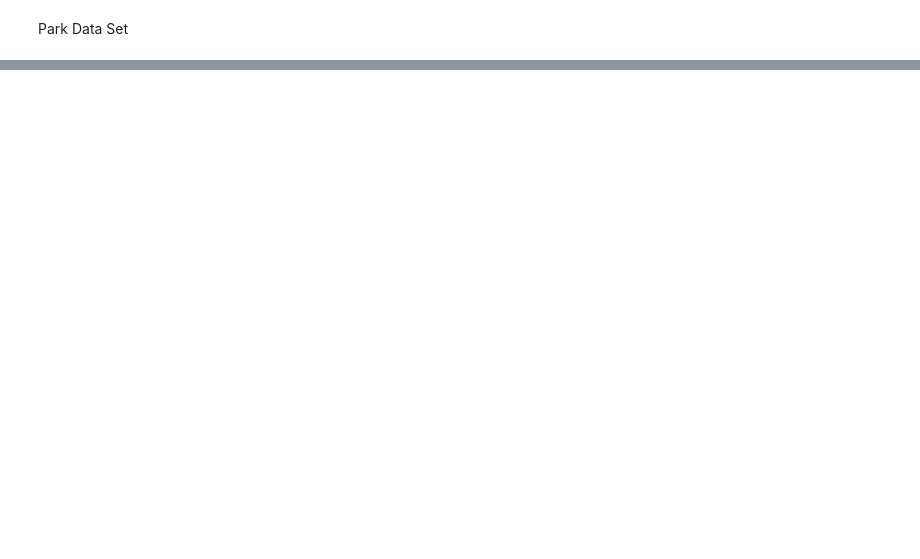
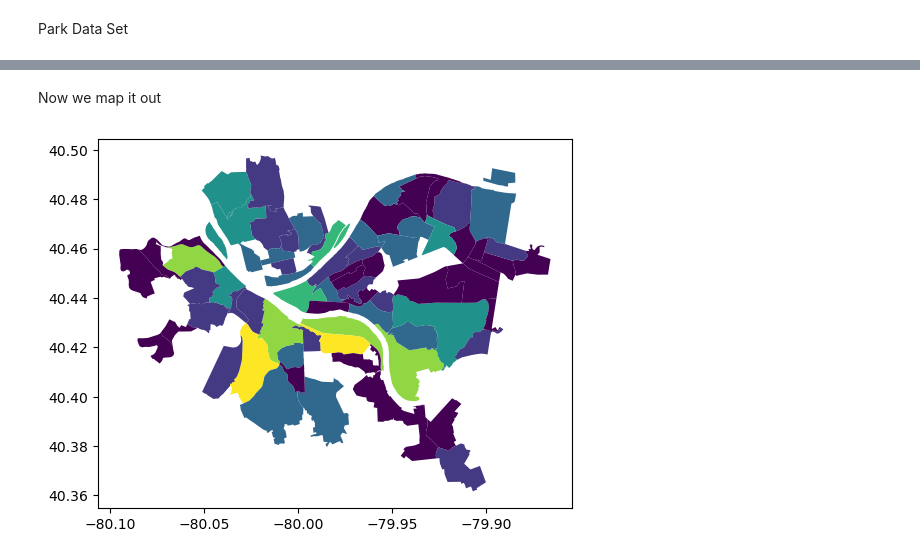
Before and after one commit to jkruse7/bidshappyfinal, a Jupyter notebook: Parks.ipynb, the cells around one changed output, grey strips where cells are left out. Cells and saved outputs as stored; diff of their text form; code cells hidden in the pictures; blank space fills up the shorter version.

```diff
--- a/Parks.ipynb
+++ b/Parks.ipynb
@@ -9,5 +11,18 @@ import matplotlib.pyplot as plt
 # %%
+#read parks
 parks = pd.read_csv("Parks.csv")
-#parks.info()
-park_neigh = parks.groupby("neighborhood").count()
-park_neigh["neighborhood"] = park_neigh.index
+
+#filter so it is only "parks", data marked street poles as parks
+park_mask = parks["type"] != "Traffic Island/Median"
+actual_parks = parks[park_mask]
+#print(actual_parks)
+
+#actual_parks.info()
+#groups by the neighborhood's amount said
+actual_parks = actual_parks.groupby("neighborhood").count()
+
+
+#makes a neighborhood column since I grouped it by neighborhood, it used it as the index
+actual_parks["neighborhood_column"] = actual_parks.index
+
+print(actual_parks.head(71))
@@ -33,0 +81,4 @@ park_2
+# %%
+#merges neighborhood with park and makes park_map
+park_map = neighborhoods.merge(park_2, left_on='hood', right_on = "neighborhood_column")
+park_map[["hood", "_id" ,"geometry"]]
@@ -33,0 +99,7 @@ park_2
+# %% [markdown]
+Now we map it out
+# %%
+park_map.plot(column = "_id")
+plt.show()
+# %% [output]
+[figure, added]
```
Also changed, not shown: parts of 10 cells of this notebook, 1 other file.
